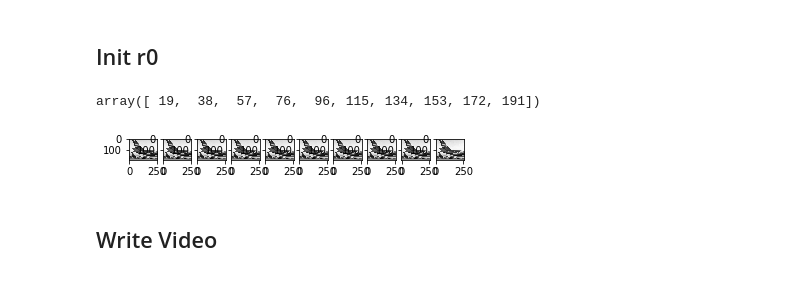
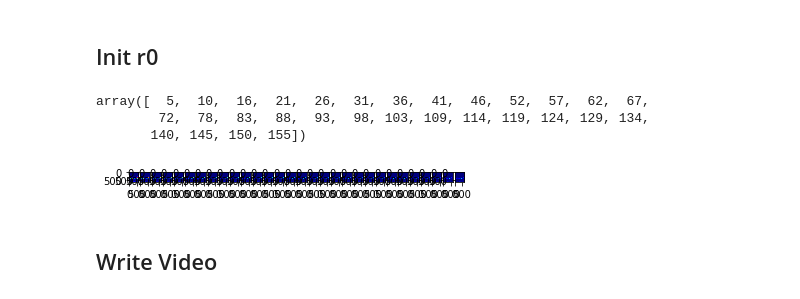
Before and after one commit to bdintu/image-processing, a Jupyter notebook: lab3/lab3-2.ipynb, the cells around one changed output. Cells and saved outputs as stored; diff of their text form; code cells hidden in the pictures.

```diff
--- a/lab3/lab3-2.ipynb
+++ b/lab3/lab3-2.ipynb
@@ -44,2 +46,2 @@ Huv = lambda r0, u, v : 1 -math.pow(math.e,   (-math.pow(ruv(0, 0), 2)) / (2*mat
 # %%
-F = lambda r0 : [[Huv(r0, u,v) for u in range(N)] for v in range(M)]
+H = lambda r0 : [[Huv(r0, v, u) for u in range(N)] for v in range(M)]
@@ -47,0 +48,3 @@ mask = F(r0)
+# %%
+mask = H(r0)
+plt.imshow(np.array(mask)*255, 'gray')
@@ -55,26 +61,28 @@ plt.imshow(img_back, 'gray')
 # %% [markdown]
 ## Init r0
 # %%
-step = 10
-m0 = np.min(img_gray.shape)
+step = 30
+m0 = np.min(img_gray.shape)//4
 r0 = np.round(np.linspace(m0/step, m0, step)).astype(np.int)
 r0
 # %% [output]
-array([ 19,  38,  57,  76,  96, 115, 134, 153, 172, 191])
+array([  5,  10,  16,  21,  26,  31,  36,  41,  46,  52,  57,  62,  67,
+        72,  78,  83,  88,  93,  98, 103, 109, 114, 119, 124, 129, 134,
+       140, 145, 150, 155])
 # %%
-mask_list = [F(r) for r in r0]
+mask_list = [H(r) for r in r0]
 # %%
 img_back_list = []
 
 for i in range(len(mask_list)):
     img_back = np.fft.ifft2(mask_list[i] * fshift)
     img_back = np.round(np.abs(img_back))
 
-    plt.subplot(1, len(mask_list), i+1), plt.imshow(img_back, 'gray')
+    plt.subplot(1, len(mask_list), i+1), plt.imshow(img_back, 'jet')
 
     img_back_list.append(img_back)
 # %% [output]
-[figure, old version]
+[figure, new version]
 # %% [markdown]
 ## Write Video
 # %%
```
Also changed, not shown: parts of 10 cells of this notebook.
